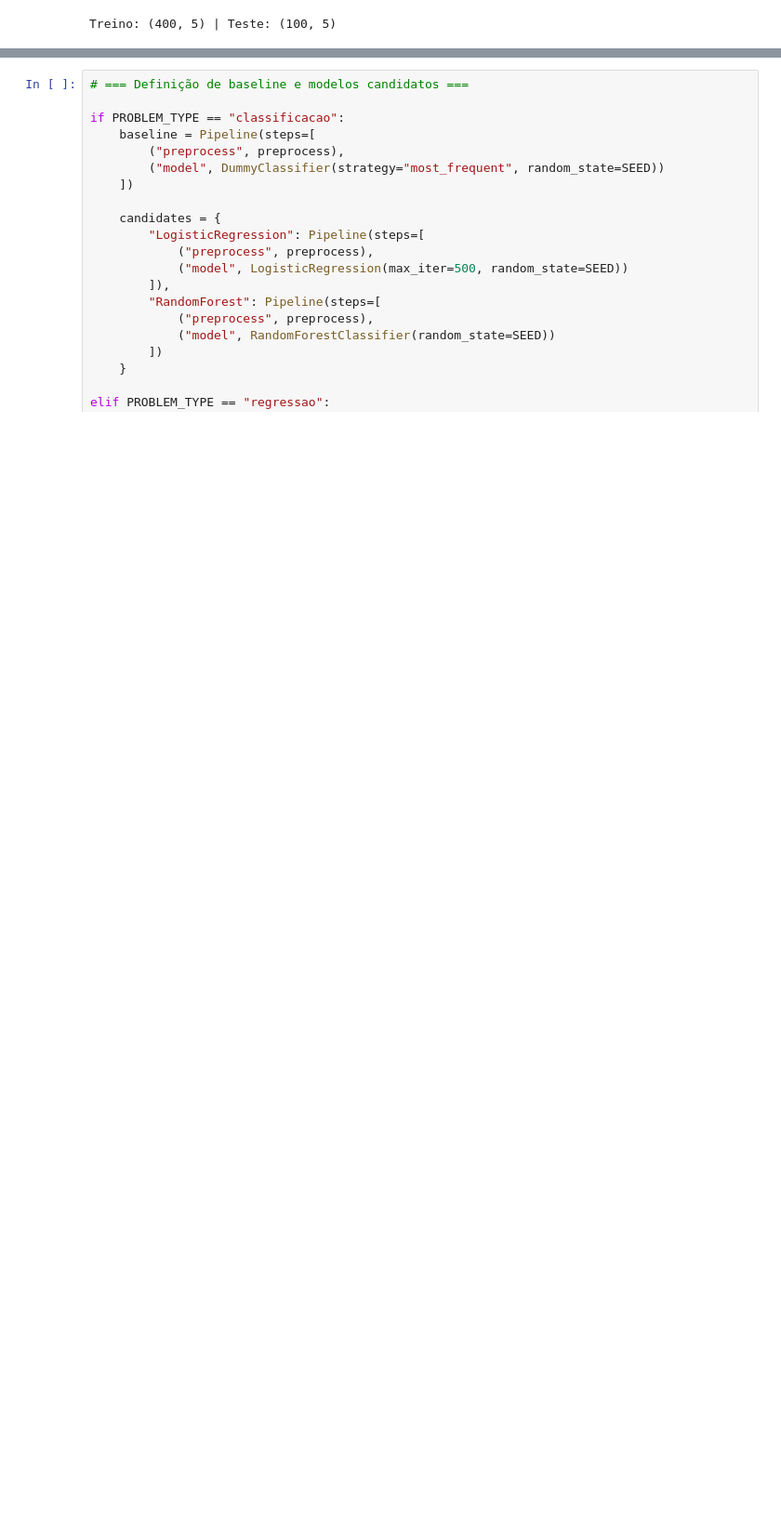
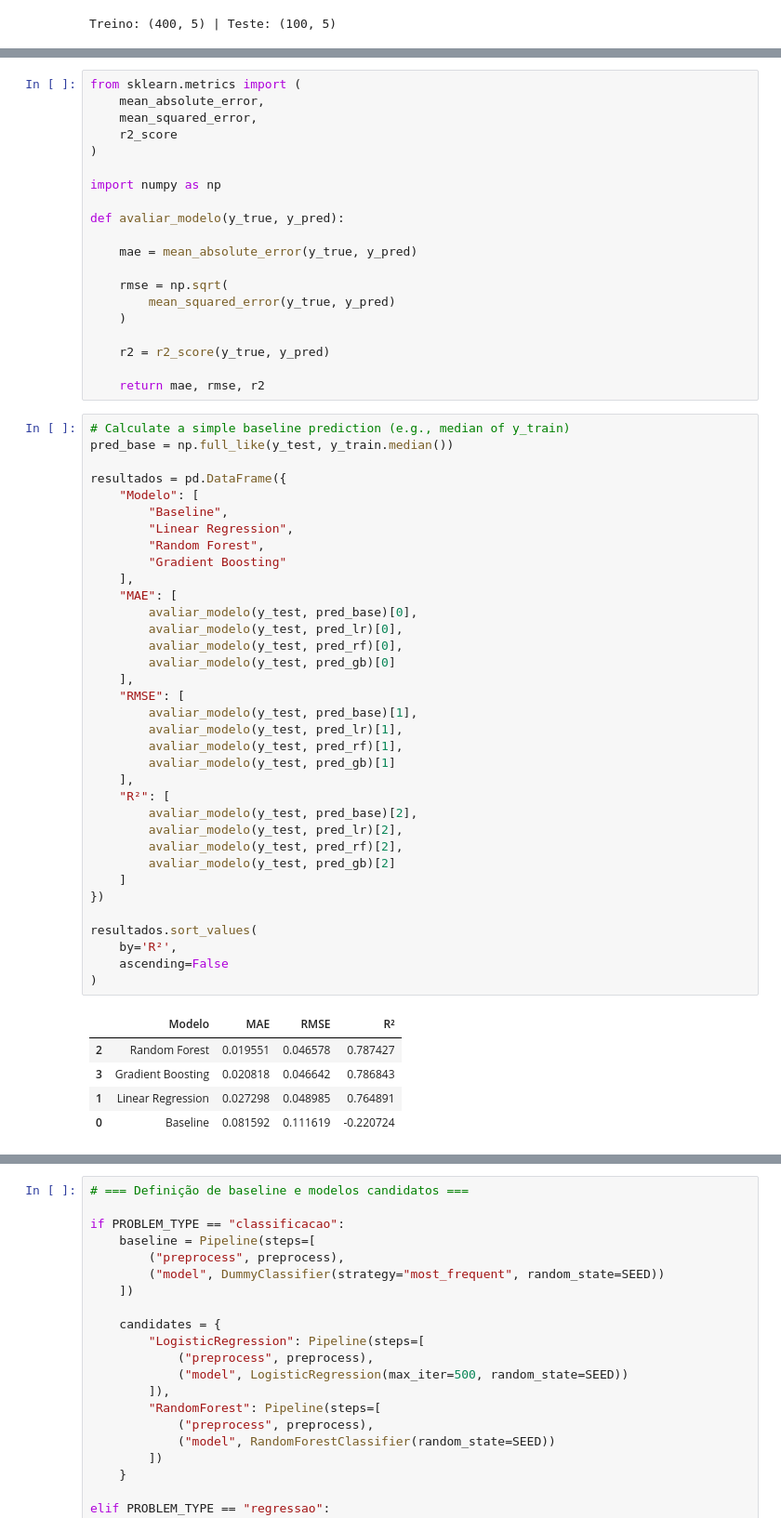
Before and after one commit to Moliveira85/MVP_CPV_Impurities_ML, a Jupyter notebook: MVP_CPV_ML_Analytics_20261.ipynb, the cells around one changed output, grey strips where cells are left out. Shown at 93% size. Drawn from its saved outputs; the diff is of its cells as text; blank space fills up the shorter version.

```diff
--- a/MVP_CPV_ML_Analytics_20261.ipynb
+++ b/MVP_CPV_ML_Analytics_20261.ipynb
@@ -552,0 +754,61 @@ Comece com uma solução simples para estabelecer referência.
+# %%
+from sklearn.metrics import (
+    mean_absolute_error,
+    mean_squared_error,
+    r2_score
+)
+
+import numpy as np
+
+def avaliar_modelo(y_true, y_pred):
+
+    mae = mean_absolute_error(y_true, y_pred)
+
+    rmse = np.sqrt(
+        mean_squared_error(y_true, y_pred)
+    )
+
+    r2 = r2_score(y_true, y_pred)
+
+    return mae, rmse, r2
+# %%
+# Calculate a simple baseline prediction (e.g., median of y_train)
+pred_base = np.full_like(y_test, y_train.median())
+
+resultados = pd.DataFrame({
+    "Modelo": [
+        "Baseline",
+        "Linear Regression",
+        "Random Forest",
+        "Gradient Boosting"
+    ],
+    "MAE": [
+        avaliar_modelo(y_test, pred_base)[0],
+        avaliar_modelo(y_test, pred_lr)[0],
+        avaliar_modelo(y_test, pred_rf)[0],
+        avaliar_modelo(y_test, pred_gb)[0]
+    ],
+    "RMSE": [
+        avaliar_modelo(y_test, pred_base)[1],
+        avaliar_modelo(y_test, pred_lr)[1],
+        avaliar_modelo(y_test, pred_rf)[1],
+        avaliar_modelo(y_test, pred_gb)[1]
+    ],
+    "R²": [
+        avaliar_modelo(y_test, pred_base)[2],
+        avaliar_modelo(y_test, pred_lr)[2],
+        avaliar_modelo(y_test, pred_rf)[2],
+        avaliar_modelo(y_test, pred_gb)[2]
+    ]
+})
+
+resultados.sort_values(
+    by='R²',
+    ascending=False
+)
+# %% [output]
+|  | Modelo | MAE | RMSE | R² |
+| 2 | Random Forest | 0.019551 | 0.046578 | 0.787427 |
+| 3 | Gradient Boosting | 0.020818 | 0.046642 | 0.786843 |
+| 1 | Linear Regression | 0.027298 | 0.048985 | 0.764891 |
+| 0 | Baseline | 0.081592 | 0.111619 | -0.220724 |
```
Also changed, not shown: parts of 52 cells of this notebook.
